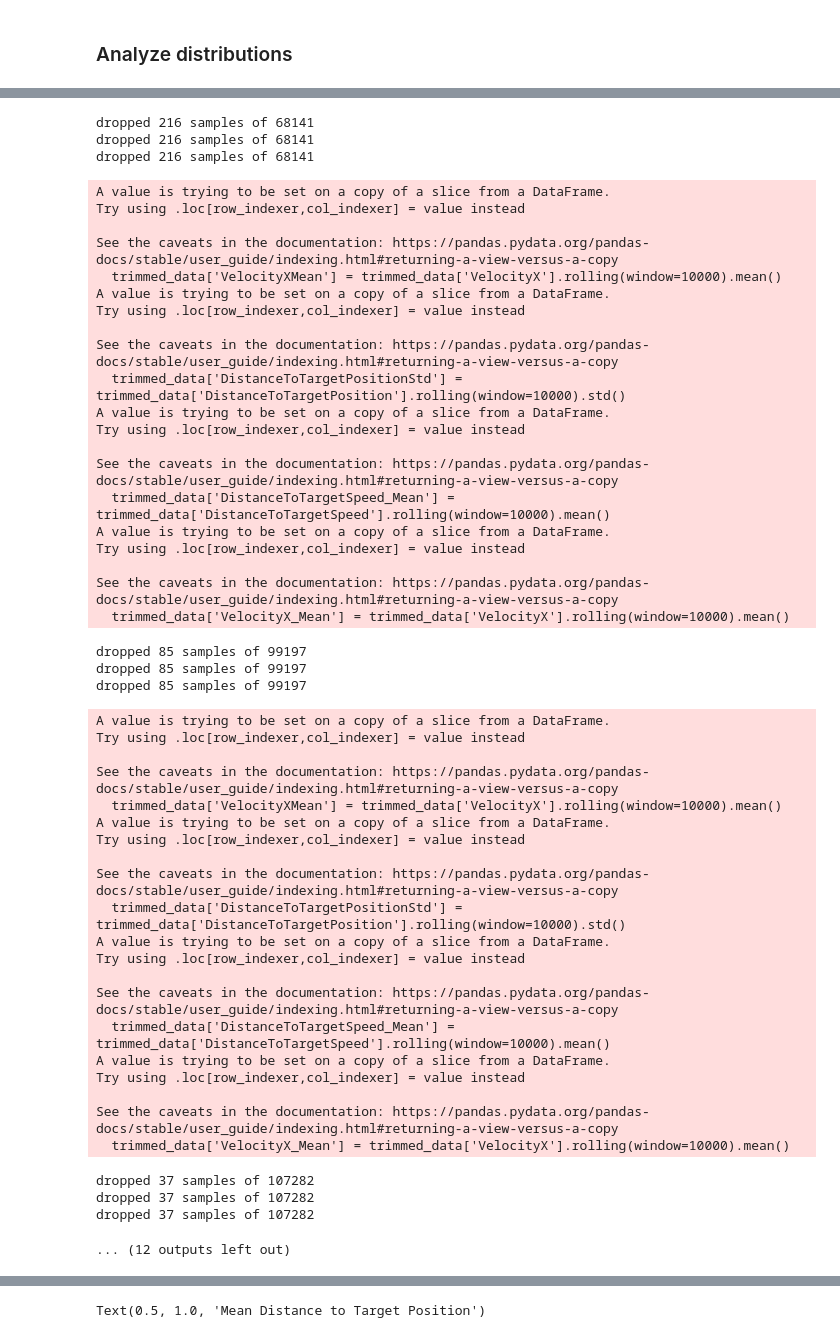
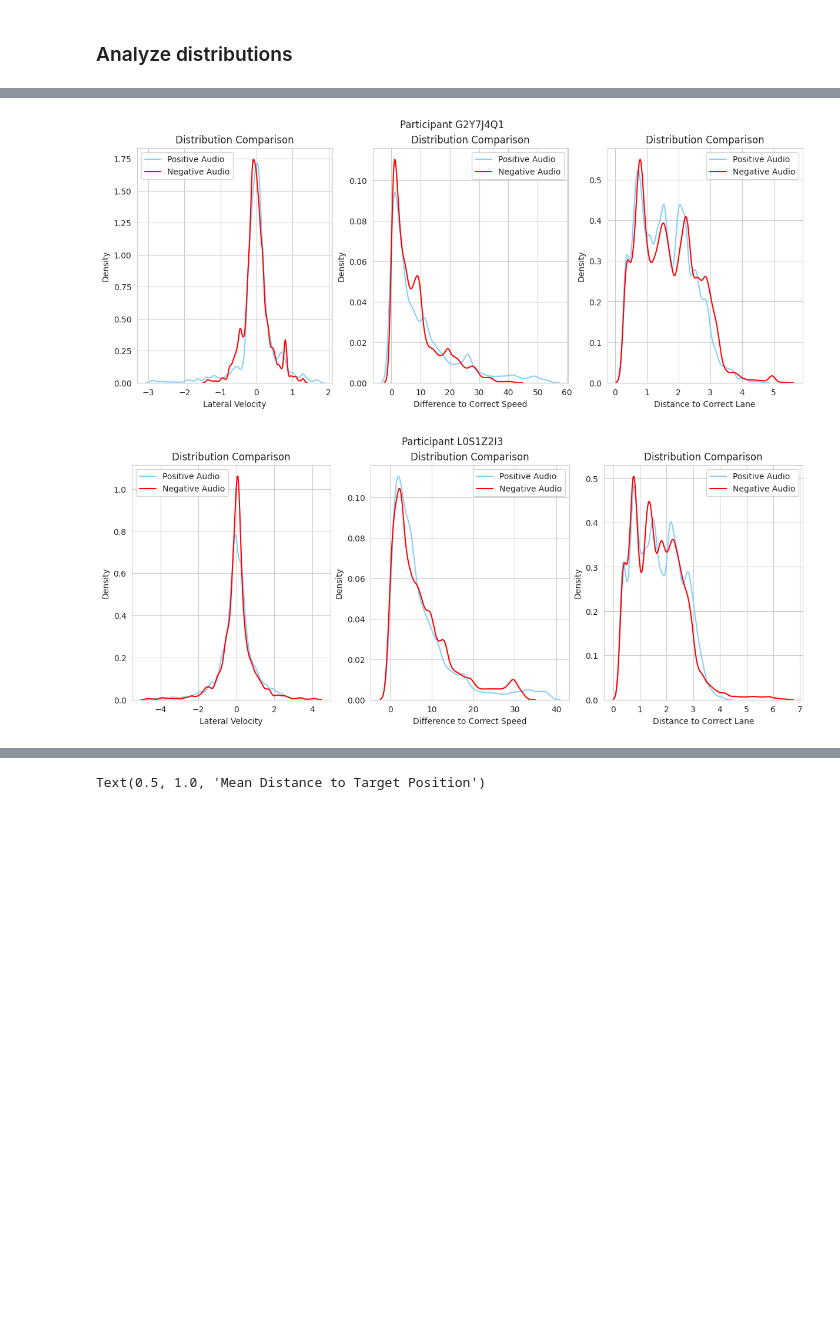
Before and after one commit to Anna-Palatkina-itu/driving_performance_project, a Jupyter notebook: analysis.ipynb, the cells around one changed output, grey strips where cells are left out. Cells and saved outputs as stored; diff of their text form; code cells hidden in the pictures; blank space fills up the shorter version.

```diff
--- a/analysis.ipynb
+++ b/analysis.ipynb
@@ -422,9 +121,8 @@ get_statistics(data)
 # %%
 import os
 
-folder_path = "./data/sensor_data"
 
-for root, dirs, files in os.walk(folder_path):
+for root, dirs, files in os.walk(data_path):
     identifiers = [f.replace('.csv','') for f in files if f != "W1D9N0B8.csv" and f != 'M3A2H7Q4.csv']
 
 intense_stats = []
@@ -432,13 +130,13 @@ calm_stats = []
 for id in identifiers:
     load_state_data = False
 
-    data = pd.read_csv(f'data/sensor_data/{id}.csv', comment='#')
+    data = pd.read_csv(f'{data_path}{id}.csv', comment='#')
     if load_state_data:
         state_data = pd.read_csv(f'data/3d_eye_states_{participant_code}.csv', comment='#')
     else:
         state_data = None
 
-    with open(f'data/sensor_data/{id}.csv', 'r+') as f:
+    with open(f'{data_path}{id}.csv', 'r+') as f:
         for line in f.readlines():
             if line.startswith('#Recording time'):
                 timestamp_str = line.replace('#Recording time,Date: ', '')
@@ -627,53 +283,5 @@ See the caveats in the documentation: https://pandas.pydata.org/pandas-docs/stab
-dropped 216 samples of 68141
-dropped 216 samples of 68141
-dropped 216 samples of 68141
-A value is trying to be set on a copy of a slice from a DataFrame.
-Try using .loc[row_indexer,col_indexer] = value instead
-
-See the caveats in the documentation: https://pandas.pydata.org/pandas-docs/stable/user_guide/indexing.html#returning-a-view-versus-a-copy
-  trimmed_data['VelocityXMean'] = trimmed_data['VelocityX'].rolling(window=10000).mean()
-A value is trying to be set on a copy of a slice from a DataFrame.
-Try using .loc[row_indexer,col_indexer] = value instead
-
-See the caveats in the documentation: https://pandas.pydata.org/pandas-docs/stable/user_guide/indexing.html#returning-a-view-versus-a-copy
-  trimmed_data['DistanceToTargetPositionStd'] = trimmed_data['DistanceToTargetPosition'].rolling(window=10000).std()
-A value is trying to be set on a copy of a slice from a DataFrame.
-Try using .loc[row_indexer,col_indexer] = value instead
-
-See the caveats in the documentation: https://pandas.pydata.org/pandas-docs/stable/user_guide/indexing.html#returning-a-view-versus-a-copy
-  trimmed_data['DistanceToTargetSpeed_Mean'] = trimmed_data['DistanceToTargetSpeed'].rolling(window=10000).mean()
-A value is trying to be set on a copy of a slice from a DataFrame.
-Try using .loc[row_indexer,col_indexer] = value instead
-
-See the caveats in the documentation: https://pandas.pydata.org/pandas-docs/stable/user_guide/indexing.html#returning-a-view-versus-a-copy
-  trimmed_data['VelocityX_Mean'] = trimmed_data['VelocityX'].rolling(window=10000).mean()
-dropped 85 samples of 99197
-dropped 85 samples of 99197
-dropped 85 samples of 99197
-A value is trying to be set on a copy of a slice from a DataFrame.
-Try using .loc[row_indexer,col_indexer] = value instead
-
-See the caveats in the documentation: https://pandas.pydata.org/pandas-docs/stable/user_guide/indexing.html#returning-a-view-versus-a-copy
-  trimmed_data['VelocityXMean'] = trimmed_data['VelocityX'].rolling(window=10000).mean()
-A value is trying to be set on a copy of a slice from a DataFrame.
-Try using .loc[row_indexer,col_indexer] = value instead
-
-See the caveats in the documentation: https://pandas.pydata.org/pandas-docs/stable/user_guide/indexing.html#returning-a-view-versus-a-copy
-  trimmed_data['DistanceToTargetPositionStd'] = trimmed_data['DistanceToTargetPosition'].rolling(window=10000).std()
-A value is trying to be set on a copy of a slice from a DataFrame.
-Try using .loc[row_indexer,col_indexer] = value instead
-
-See the caveats in the documentation: https://pandas.pydata.org/pandas-docs/stable/user_guide/indexing.html#returning-a-view-versus-a-copy
-  trimmed_data['DistanceToTargetSpeed_Mean'] = trimmed_data['DistanceToTargetSpeed'].rolling(window=10000).mean()
-A value is trying to be set on a copy of a slice from a DataFrame.
-Try using .loc[row_indexer,col_indexer] = value instead
-
-See the caveats in the documentation: https://pandas.pydata.org/pandas-docs/stable/user_guide/indexing.html#returning-a-view-versus-a-copy
-  trimmed_data['VelocityX_Mean'] = trimmed_data['VelocityX'].rolling(window=10000).mean()
-dropped 37 samples of 107282
-dropped 37 samples of 107282
-dropped 37 samples of 107282
-... (12 outputs left out)
+[figure, added]
+[figure, added]
 # %%
 velocity_x_intense = [intense_stats[i] for i in range(len(intense_stats)) if i % 3 == 0]
 speed_intense = [intense_stats[i] for i in range(len(intense_stats)) if i % 3 == 1]
```
Also changed, not shown: parts of 23 cells of this notebook, 3 other files.
